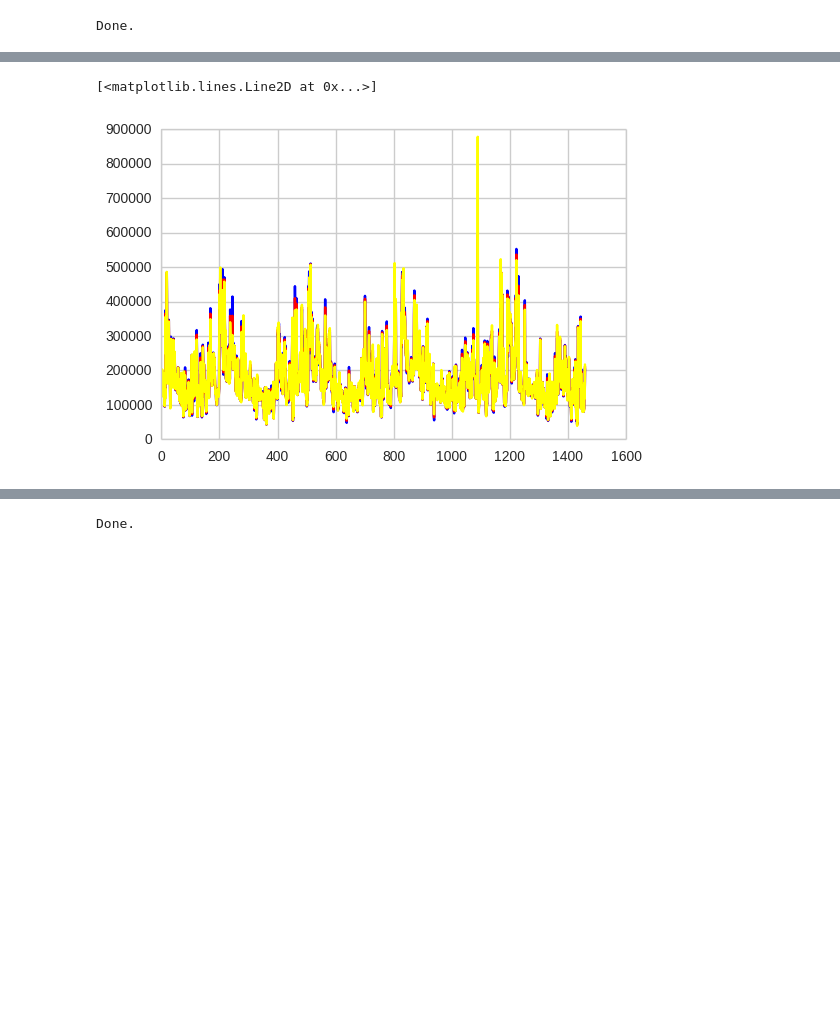
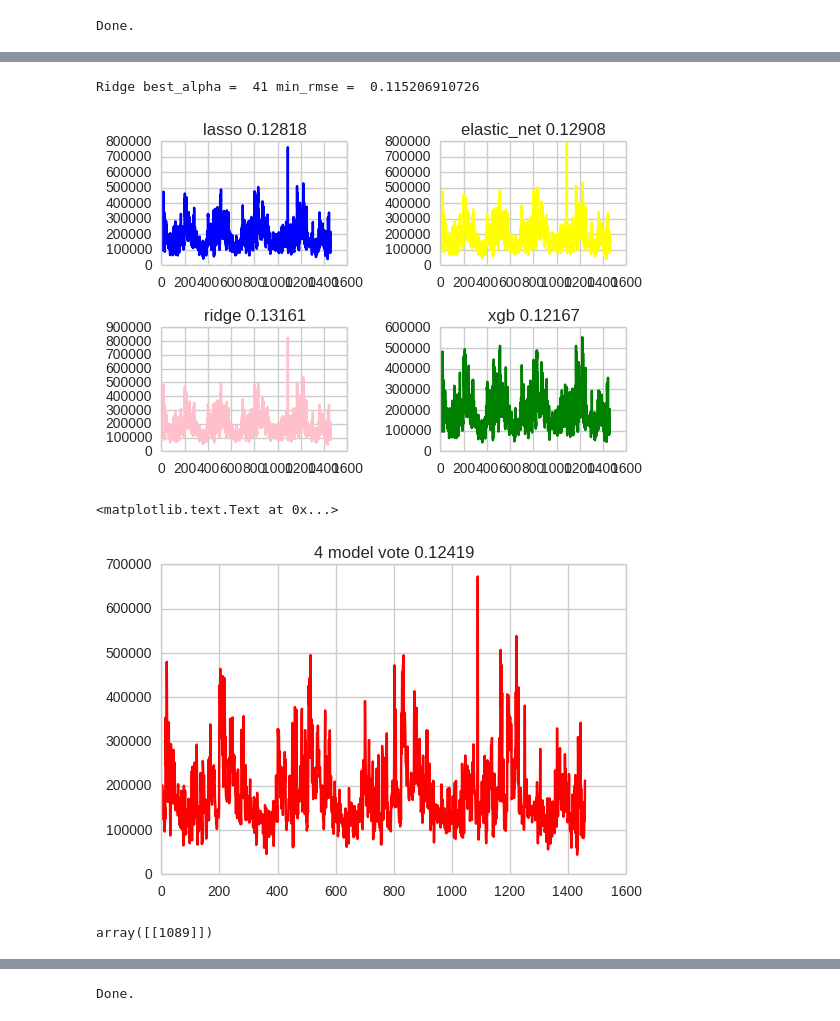
Before and after one commit to SunnyMarkLiu/Kaggle-House-Prices, a Jupyter notebook: XGBoost_and_Parameter_Tuning.ipynb, the cells around one changed output, grey strips where cells are left out. Drawn from its saved outputs; the diff is of its cells as text; code cells hidden in the pictures; blank space fills up the shorter version.

```diff
--- a/XGBoost_and_Parameter_Tuning.ipynb
+++ b/XGBoost_and_Parameter_Tuning.ipynb
@@ -572,0 +567,5 @@ lasso_predictions = np.expm1(lasso_predictions)
+# %%
+from sklearn.cross_validation import train_test_split
+
+X_train, X_test, y_train, y_test = train_test_split(train_X, train_Y,
+                                                    test_size=0.4, random_state=0)
@@ -573,9 +593,47 @@ lasso_predictions = np.expm1(lasso_predictions)
+# %%
+alphas = common_num_range(25, 50, 1)
+simple_model_cross_validate(alphas, Ridge, 'Ridge')
+# %% [output]
+Ridge best_alpha =  41 min_rmse =  0.115206910726
+# %%
+lasso_model = Lasso(alpha=0.0009, max_iter=50000).fit(X_train, y_train)
+elastic_net_model = ElasticNet(alpha=0.0019, max_iter=50000).fit(X_train, y_train)
+ridge_model = Ridge(alpha=41, max_iter=50000).fit(X_train, y_train)
+# %%
+lasso_predictions = lasso_model.predict(test_X)
+lasso_predictions = np.expm1(lasso_predictions)
+
+ridge_predictions = ridge_model.predict(test_X)
+ridge_predictions = np.expm1(ridge_predictions)
+
+elastic_net_predictions = elastic_net_model.predict(test_X)
+elastic_net_predictions = np.expm1(elastic_net_predictions)
 # %%
-predictions = (lasso_predictions + xgb_predictions) / 2
+predictions = (lasso_predictions + ridge_predictions + elastic_net_predictions + xgb_predictions) / 4
-# %%
-plt.plot(xgb_predictions, c="blue")
-plt.plot(predictions, c="red")
-plt.plot(lasso_predictions, c="yellow")
-# %% [output]
-[<matplotlib.lines.Line2D at 0x...>]
-[figure, removed]
+# %%
+plt.subplot(221)
+plt.plot(lasso_predictions, c="blue")  # 0.12818
+plt.title('lasso 0.12818')
+plt.subplot(222)
+plt.plot(elastic_net_predictions, c="yellow")  # 0.12908
+plt.title('elastic_net 0.12908')
+plt.subplot(223)
+plt.plot(ridge_predictions, c="pink")  # 0.13161
+plt.title('ridge 0.13161')
+plt.subplot(224)
+plt.plot(xgb_predictions, c="green")  # 0.12167
+plt.title('xgb 0.12167')
+plt.subplots_adjust(wspace=0.5, hspace=0.5)
+plt.show()
+plt.subplot(111)
+plt.plot(predictions, c="red")  # 0.12419
+plt.title('4 model vote 0.12419')
+# %% [output]
+[figure, added]
+<matplotlib.text.Text at 0x...>
+[figure, added]
+# %%
+# outlier data
+np.argwhere(lasso_predictions == lasso_predictions[lasso_predictions > 700000])
+# %% [output]
+array([[1089]])
```
Also changed, not shown: parts of 12 cells of this notebook, 2 other files.
